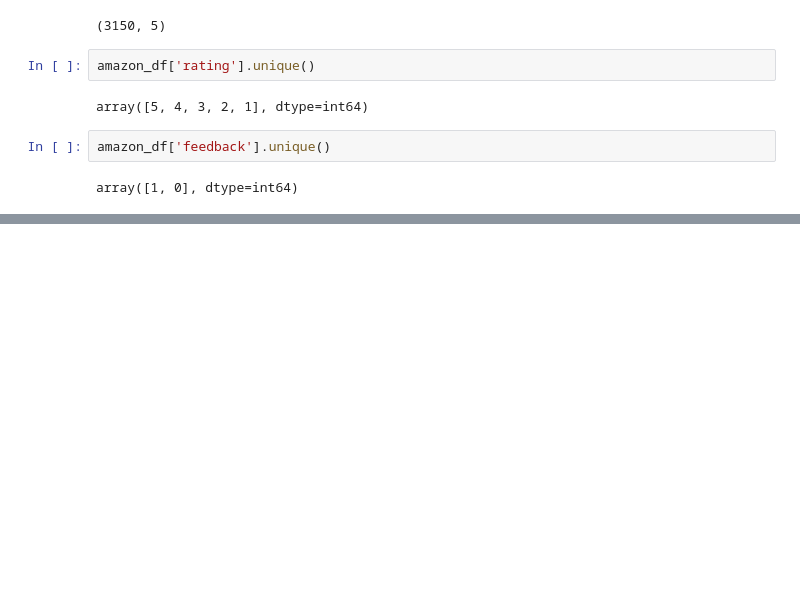
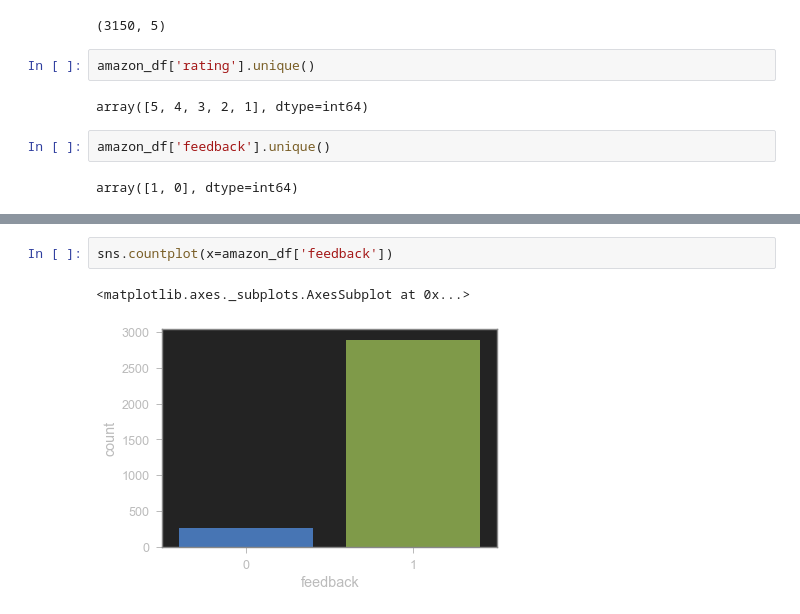
Before and after one commit to sabheen9/Sentiment-Analysis-Amazon, a Jupyter notebook: amazon_reviews.ipynb, the cells around one changed output, grey strips where cells are left out. Saved outputs shown, nothing was run; the diff lists cells and outputs as text; blank space fills up the shorter version.

```diff
--- a/amazon_reviews.ipynb
+++ b/amazon_reviews.ipynb
@@ -79,0 +94,5 @@ array([1, 0], dtype=int64)
+# %%
+sns.countplot(x=amazon_df['feedback'])
+# %% [output]
+<matplotlib.axes._subplots.AxesSubplot at 0x...>
+[figure, added]
```
Also changed, not shown: parts of 8 cells of this notebook.
